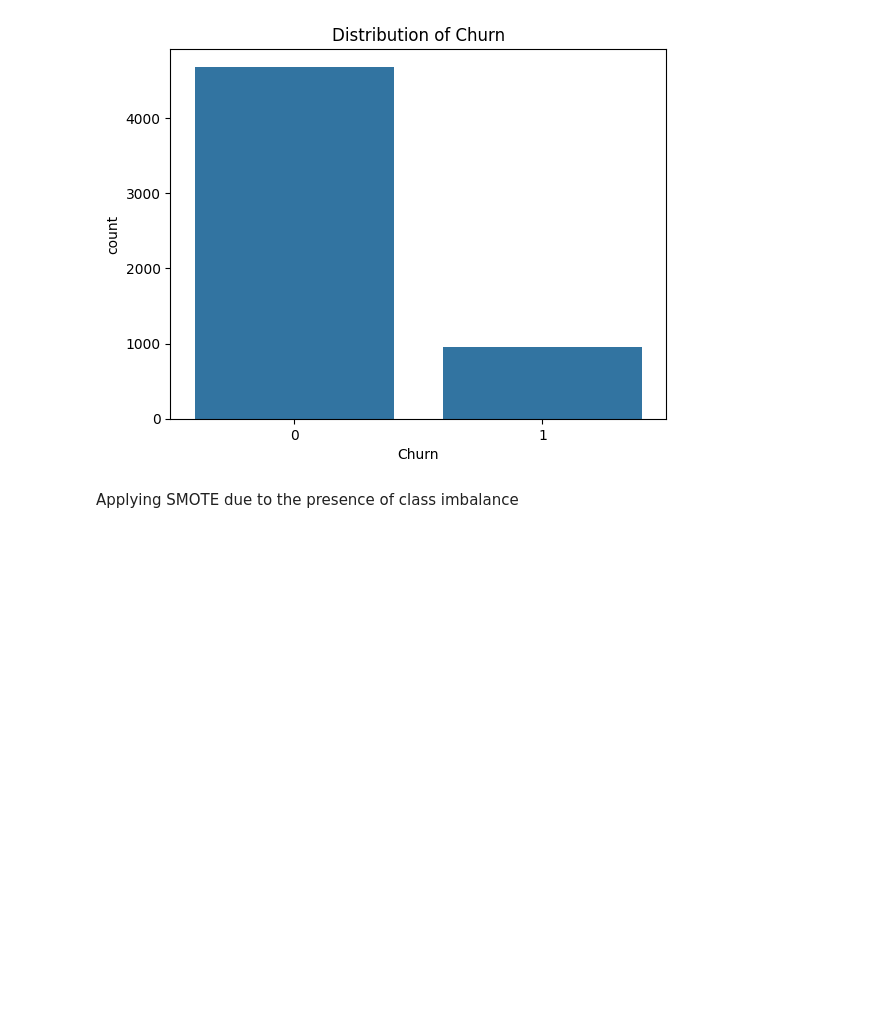
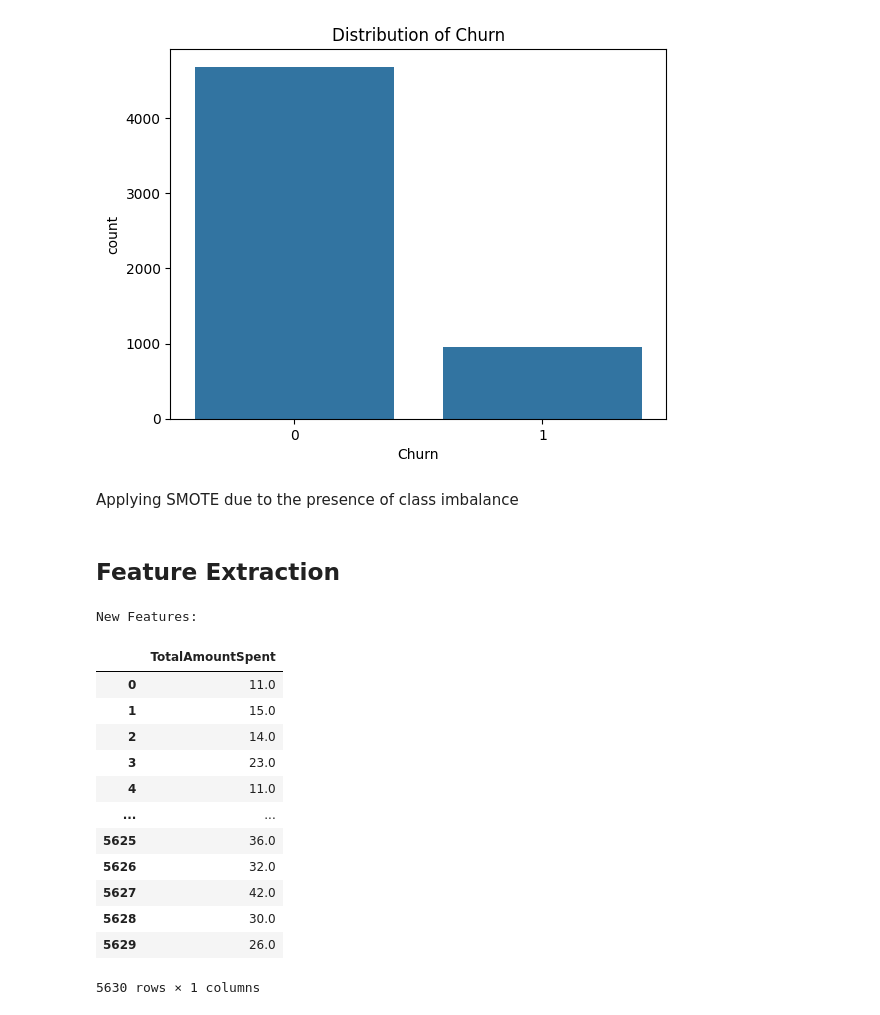
Before and after one commit to Anishx/MLBusinessProjects, a Jupyter notebook: 4/loblawsAnalysis.ipynb, the cells around one changed output. Saved outputs shown, nothing was run; the diff lists cells and outputs as text; code cells hidden in the pictures; blank space fills up the shorter version.

Commit message:
Feature Extraction and Model Training/Evaluation

```diff
--- a/4/loblawsAnalysis.ipynb
+++ b/4/loblawsAnalysis.ipynb
@@ -471,3 +471,26 @@ Y = loblawsCsv_encoded['Churn']
 
 smt = SMOTETomek(random_state=42)
 x_final, y_final = smt.fit_resample(X, Y)
+# %% [markdown]
+## Feature Extraction
+# %%
+# Feature Extraction: Creating a new feature representing total amount spent
+loblawsCsv_encoded['TotalAmountSpent'] = loblawsCsv_encoded['OrderAmountHikeFromlastYear'] * loblawsCsv_encoded['OrderCount']
+
+print("New Features:")
+display(loblawsCsv_encoded[['TotalAmountSpent']])
+# %% [output]
+New Features:
+|  | TotalAmountSpent |
+| 0 | 11.0 |
+| 1 | 15.0 |
+| 2 | 14.0 |
+| 3 | 23.0 |
+| 4 | 11.0 |
+| ... | ... |
+| 5625 | 36.0 |
+| 5626 | 32.0 |
+| 5627 | 42.0 |
+| 5628 | 30.0 |
+| 5629 | 26.0 |
+5630 rows × 1 columns
```
Also changed, not shown: parts of 10 cells of this notebook.
